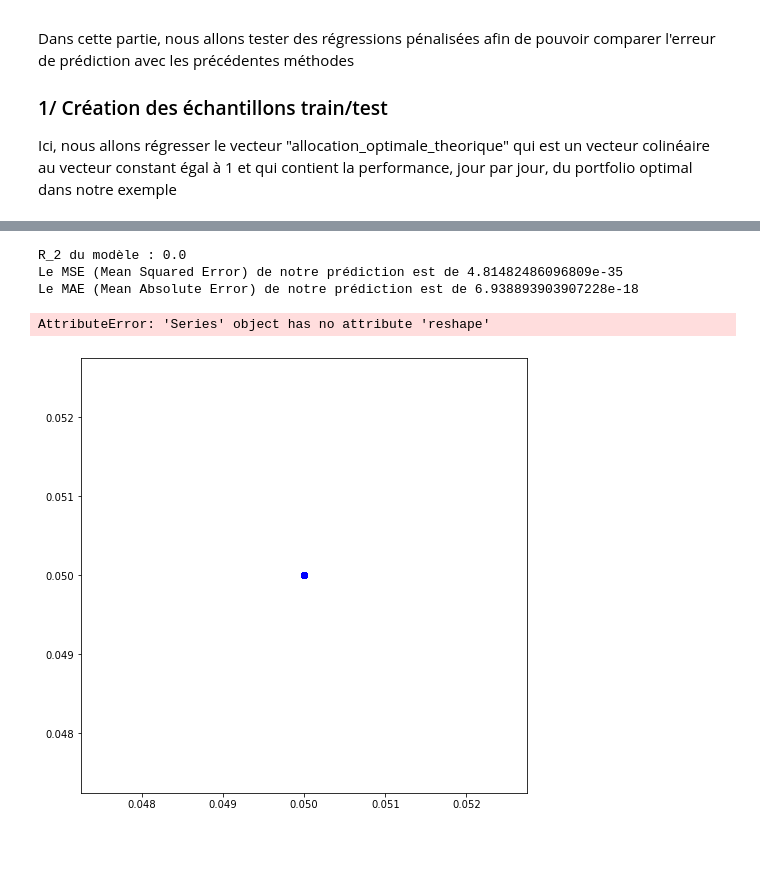
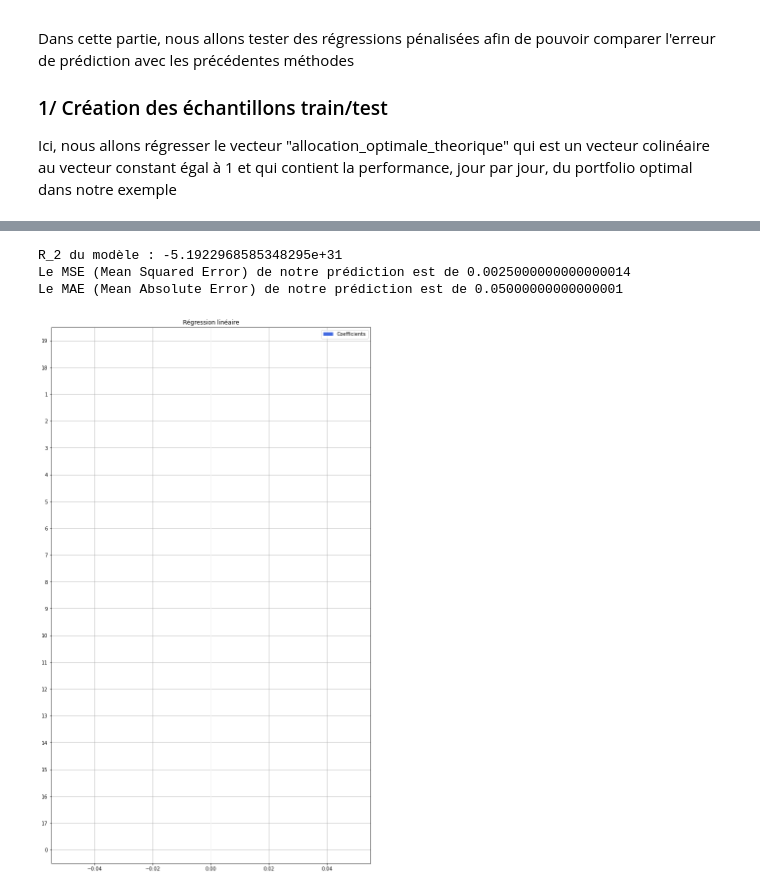
Before and after one commit to PyTomSss/StatApp_M1_ENSAE, a Jupyter notebook: Brouillon_Tom/Notebook_brouillon_Tom.ipynb, the cells around one changed output, grey strips where cells are left out. Saved outputs shown, nothing was run; the diff lists cells and outputs as text; code cells hidden in the pictures; blank space fills up the shorter version.

```diff
--- a/Brouillon_Tom/Notebook_brouillon_Tom.ipynb
+++ b/Brouillon_Tom/Notebook_brouillon_Tom.ipynb
@@ -126,9 +126,34 @@ Dans cette partie, nous allons tester des régressions pénalisées afin de pouv
 ### 1/ Création des échantillons train/test
 
 Ici, nous allons régresser le vecteur "allocation_optimale_theorique" qui est un vecteur colinéaire au vecteur constant égal à 1 et qui contient la performance, jour par jour, du portfolio optimal dans notre exemple
+# %%
+nb_dates_test = 256
+nb_simu = 1000
 # %%
 X_train = rdts_observes
 Y_train = allocation_optimale_théorique
 
-X_test = mu/256 + pd.DataFrame(np.random.randn(nb_dates,nb_actifs)) @ A.T / 16
-Y_test = allocation_optimale_théorique #Car les lois des actifs n'ont pas été modifiées
+X_test = mu/256 + pd.DataFrame(np.random.randn(nb_dates_test,nb_actifs)) @ A.T / 16
+Y_test = allocation_optimale_théorique[:256] #Car les lois des actifs n'ont pas été modifiées
+# %%
+def test_model_NB(X_train, X_test, y_train, y_test, DF, model) :
+
+    #on run le modèle avec les fonctions prebuilt
+    ols =  model.fit(X_train, y_train)
+    y_pred = ols.predict(X_test)
+
+    #On affiche le R^2 du modèle calculé à partir des échantillons Train -> pourquoi est ce que c'est n'importe quoi ?
+    print("R_2 du modèle : " +str(ols.score(X_train, y_train)))
+    print(f"Le MSE (Mean Squared Error) de notre prédiction est de {mean_squared_error(y_pred, y_test)}")
+    print(f"Le MAE (Mean Absolute Error) de notre prédiction est de {mean_absolute_error(y_pred, y_test)}")
+
+
+    coefs = pd.DataFrame(ols.coef_, columns=['Coefficients'], index = DF.columns)
+    coefs.sort_values(by='Coefficients', ascending=True, inplace=True)
+    coefs.plot(kind='barh', figsize=(15, 20), color='royalblue')
+    plt.title('Régression linéaire')
+    plt.axvline(x=0, color='1')
+    plt.grid()
+    plt.subplots_adjust(left=.3)
+
+    return f"l'allocation optimale selon ce modèle est {ols.coef_}"
@@ -135,8 +168,7 @@ Y_test = allocation_optimale_théorique #Car les lois des actifs n'ont pas été
 # %%
-test_model(X_train, X_test, Y_train, Y_test, X_train, LassoCV())
+test_model_NB(X_train, X_test, Y_train, Y_test, X_train, LassoCV(fit_intercept = False, cv = 5))
 # %% [output]
-R_2 du modèle : 0.0
-Le MSE (Mean Squared Error) de notre prédiction est de 4.81482486096809e-35
-Le MAE (Mean Absolute Error) de notre prédiction est de 6.938893903907228e-18
+R_2 du modèle : -5.1922968585348295e+31
+Le MSE (Mean Squared Error) de notre prédiction est de 0.0025000000000000014
+Le MAE (Mean Absolute Error) de notre prédiction est de 0.05000000000000001
-AttributeError: 'Series' object has no attribute 'reshape'
-[figure, old version]
+[figure, new version]
```
Also changed, not shown: parts of 15 cells of this notebook, 1 other file.
